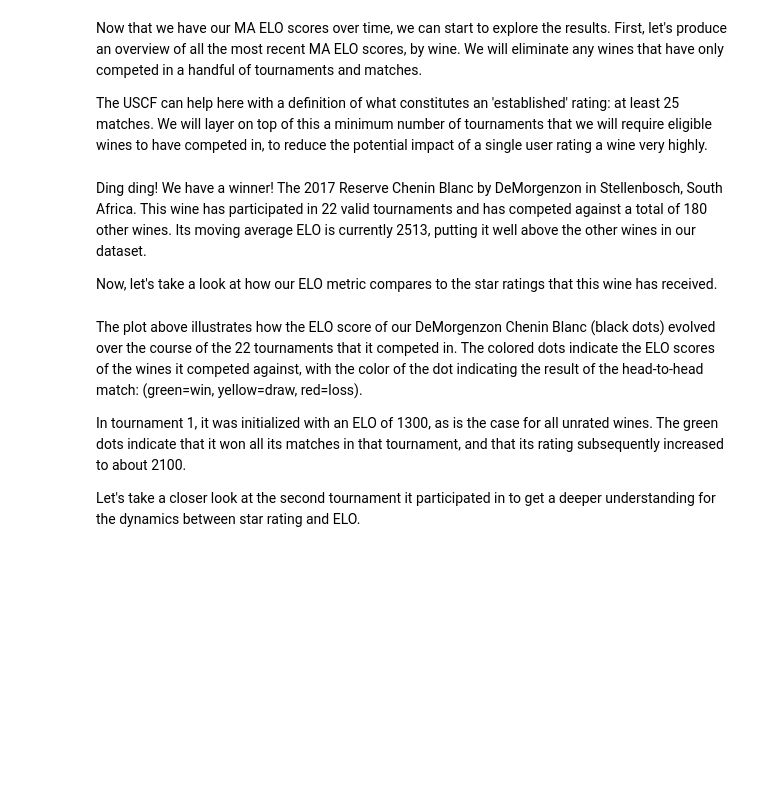
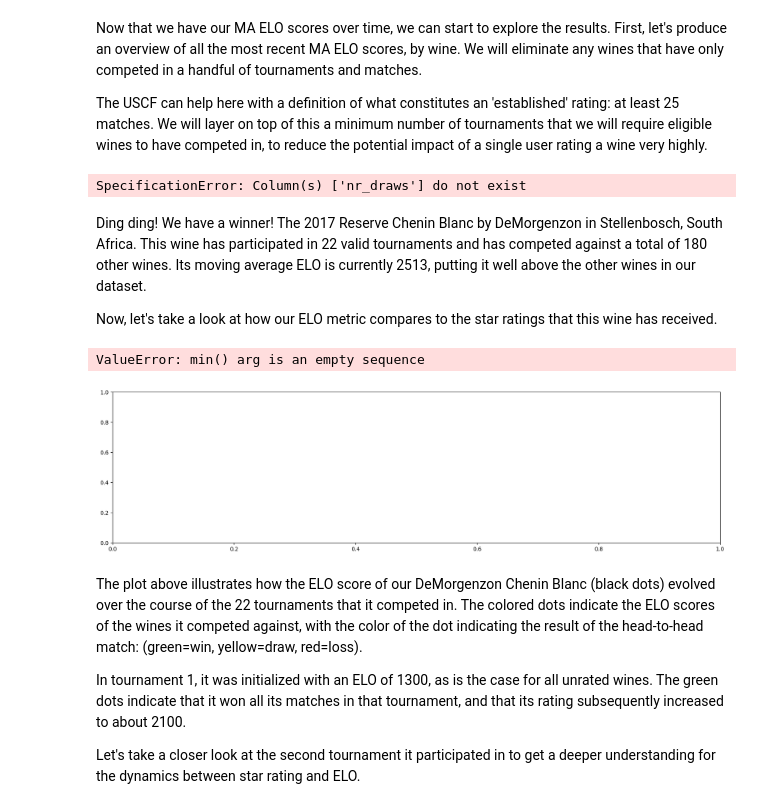
Before and after one commit to Sommsense/WineELO, a Jupyter notebook: wine_elo.ipynb, the cells around one changed output. Drawn from its saved outputs; the diff is of its cells as text; code cells hidden in the pictures; blank space fills up the shorter version.

```diff
--- a/wine_elo.ipynb
+++ b/wine_elo.ipynb
@@ -181,6 +204,24 @@ Alright, enough explanation! Let's run the tournaments.
 # score lookup table will store information about player performance that we need to initialize ratings as we run tournaments.
 score_lookup_table_columns = ['wine_id', 'tournament_date', 'tournament_number', 'elo_rating', 'nr_games_played', 'nr_wins', 'nr_losses', 'reviewer']
 score_lookup_table = pd.DataFrame(columns=score_lookup_table_columns)
-all_results = wdc.run_tournaments(wine_reviews_cleaned, score_lookup_table)
+
+
+review_dates = sorted(list(set(wine_reviews_cleaned['review_date'])))
+
+all_results = score_lookup_table
+
+# for r in tqdm(review_dates):
+#     all_results.append(wdc.run_single_tournaments(r, wine_reviews_cleaned, all_results))
+
+def process_review(r):
+    all_results.append(wdc.run_single_tournaments(r, wine_reviews_cleaned, all_results))
+
+# Using ThreadPoolExecutor for concurrent execution
+with concurrent.futures.ThreadPoolExecutor() as executor:
+    # Wrap the executor with tqdm for a progress bar
+    list(tqdm(executor.map(process_review, review_dates), total=len(review_dates)))
+
+# all_results = wdc.run_tournaments(wine_reviews_cleaned, score_lookup_table)
+
 all_results.to_csv('all_results.csv')
 all_results.head()
@@ -197,11 +257,13 @@ group_by_wines = all_results.groupby('wine_id').agg({'tournament_date': 'max', '
 group_by_wines = pd.merge(group_by_wines, all_results[['wine_id', 'tournament_date', 'elo_rating', 'ma_elo']], how='left', on=['wine_id', 'tournament_date']).drop_duplicates(subset=['wine_id'])
 
 group_by_wines = pd.merge(group_by_wines, wine_metadata, left_on='wine_id', right_index=True).drop_duplicates(subset=['wine_id'])
-group_by_wines = group_by_wines[['wine_id', 'vintage', 'tournament_date', 'elo_rating', 'ma_elo', 'tournament_number', 'nr_games_played', 'nr_wins', 'nr_draws', 'nr_losses', 'wine_name', 'producer', 'region_name', 'country_name']]
+group_by_wines = group_by_wines[['wine_id', 'vintage', 'tournament_date', 'elo_rating', 'ma_elo', 'tournament_number', 'nr_games_played', 'nr_wins', 'nr_draws', 'nr_losses', 'wine_name', 'producer', 'region_name',]]
 group_by_wines['nr_draws'] = group_by_wines['nr_draws'].astype(int)
 
-group_by_wines_bounded = group_by_wines.loc[(group_by_wines['tournament_number'] >= 10) & (results_grouped['nr_games_played'] >= 25)]
+group_by_wines_bounded = group_by_wines.loc[(group_by_wines['tournament_number'] >= 10) & (group_by_wines['nr_games_played'] >= 25)]
 group_by_wines_bounded.sort_values(by=['ma_elo'], ascending=False).head(5)
+# %% [output]
+SpecificationError: Column(s) ['nr_draws'] do not exist
 # %% [markdown]
 Ding ding! We have a winner! The 2017 Reserve Chenin Blanc by DeMorgenzon in Stellenbosch, South Africa. This wine has participated in 22 valid tournaments and has competed against a total of 180 other wines. Its moving average ELO is currently 2513, putting it well above the other wines in our dataset.
 
@@ -224,14 +286,14 @@ def score_head_to_head(rating, opponent_rating):
         score = None
     return score
 
-wine_id = '152394404'
+wine_id = 1184388
 
 wine_results = all_results.loc[all_results['wine_id'] == wine_id]
 tournament_results = []
 for index, row in wine_results.iterrows():
     tournament_result = all_results.loc[(all_results['reviewer'] == row['reviewer']) & (all_results['tournament_date'] == row['tournament_date'])]
     # retrieve the main wine's rating
-    reviewer_date_ratings = wine_reviews_cleaned.loc[(wine_reviews_cleaned['final_review_date'] == row['tournament_date']) & (wine_reviews_cleaned['reviewer'] == row['reviewer'])]
+    reviewer_date_ratings = wine_reviews_cleaned.loc[(wine_reviews_cleaned['review_date'] == row['tournament_date']) & (wine_reviews_cleaned['reviewer'] == row['reviewer'])]
     wine_rating = reviewer_date_ratings.at[wine_id, 'rating']
     for i, r in tournament_result.iterrows():
         if r['tournament_number'] > 1:
@@ -247,36 +309,39 @@ for index, row in wine_results.iterrows():
 tr = pd.DataFrame(tournament_results, columns=['tournament_number', 'wine_id', 'reviewer', 'tournament_date', 'initialized_elo', 'score'])
 opponents = tr.loc[tr['wine_id'] != wine_id]
 # %%
-plt.figure(figsize=(20, 5))
+fig = plt.figure(figsize=(20, 5))
 
 colors = {0.0: 'lightcoral', 0.5: 'khaki', 1.0: 'darkseagreen'}
 
 ax = plt.gca()
 ax.xaxis.set_ticks(np.arange(min(opponents['tournament_number']) - 0.5, max(opponents['tournament_number']) + 1.5, 1.0))
 ax.set_xticklabels(np.arange(1, max(opponents['tournament_number'])+2, 1), fontsize=12)
 ax.grid(axis='x', linestyle='--')
 
 ax.scatter(opponents['tournament_number'], opponents['initialized_elo'], c=opponents['score'].map(colors), label='Opponent ELO (Green=Win, Yellow=Draw, Red=loss')
 
 ma_elo_shifted = [np.nan] * 4 + list(wine_results['ma_elo'])[4:]
 ax.plot([i +1 for i in list(wine_results['tournament_number'])], ma_elo_shifted, color='lightgrey', label='MA (5) ELO')
 
 main_elo_series = [1300] + list(wine_results['elo_rating'])
 main_elo_series_tr = [1] + [1+ i for i in list(wine_results['tournament_number'])]
 ax.scatter(main_elo_series_tr, main_elo_series, color='black', label='ELO, 2017 DeMorgenzon Chenin Blanc')
 
 dx = 25/72.; dy = 0/72.
 offset = matplotlib.transforms.ScaledTranslation(dx, dy, fig.dpi_scale_trans)
 for label in ax.xaxis.get_majorticklabels():
     label.set_transform(label.get_transform() + offset)
 
 plt.xlabel('Tournament Number', fontsize=12)
 plt.ylabel('ELO score', fontsize=12)
 plt.ylim(0, 3000)
 
 ax.legend(loc='lower right', fontsize=12)
 plt.title('2017 DeMorgenzon Chenin Blanc, ELO over time', fontsize=16)
 plt.show()
+# %% [output]
+ValueError: min() arg is an empty sequence
+[figure, added]
 # %% [markdown]
 The plot above illustrates how the ELO score of our DeMorgenzon Chenin Blanc (black dots) evolved over the course of the 22 tournaments that it competed in. The colored dots indicate the ELO scores of the wines it competed against, with the color of the dot indicating the result of the head-to-head match: (green=win, yellow=draw, red=loss).
 
```
Also changed, not shown: parts of 9 cells of this notebook, 7 other files.
